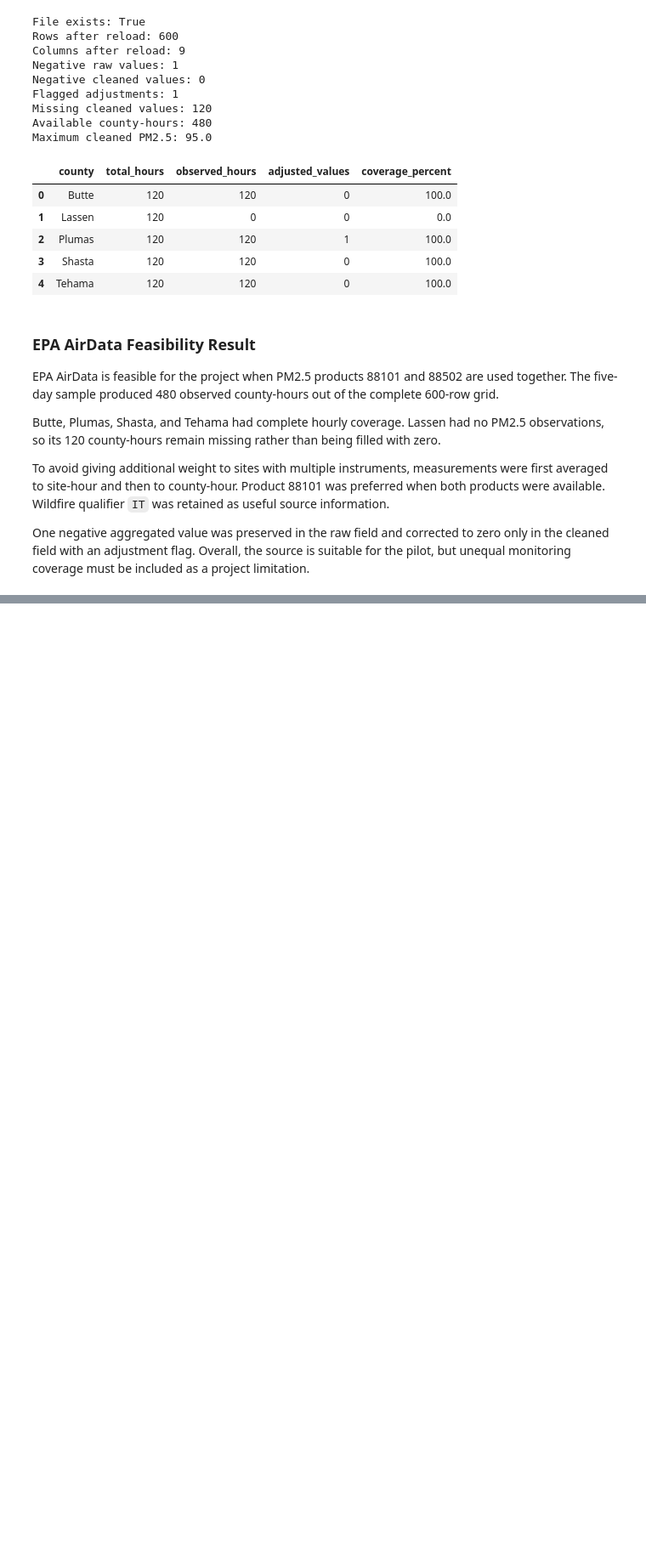
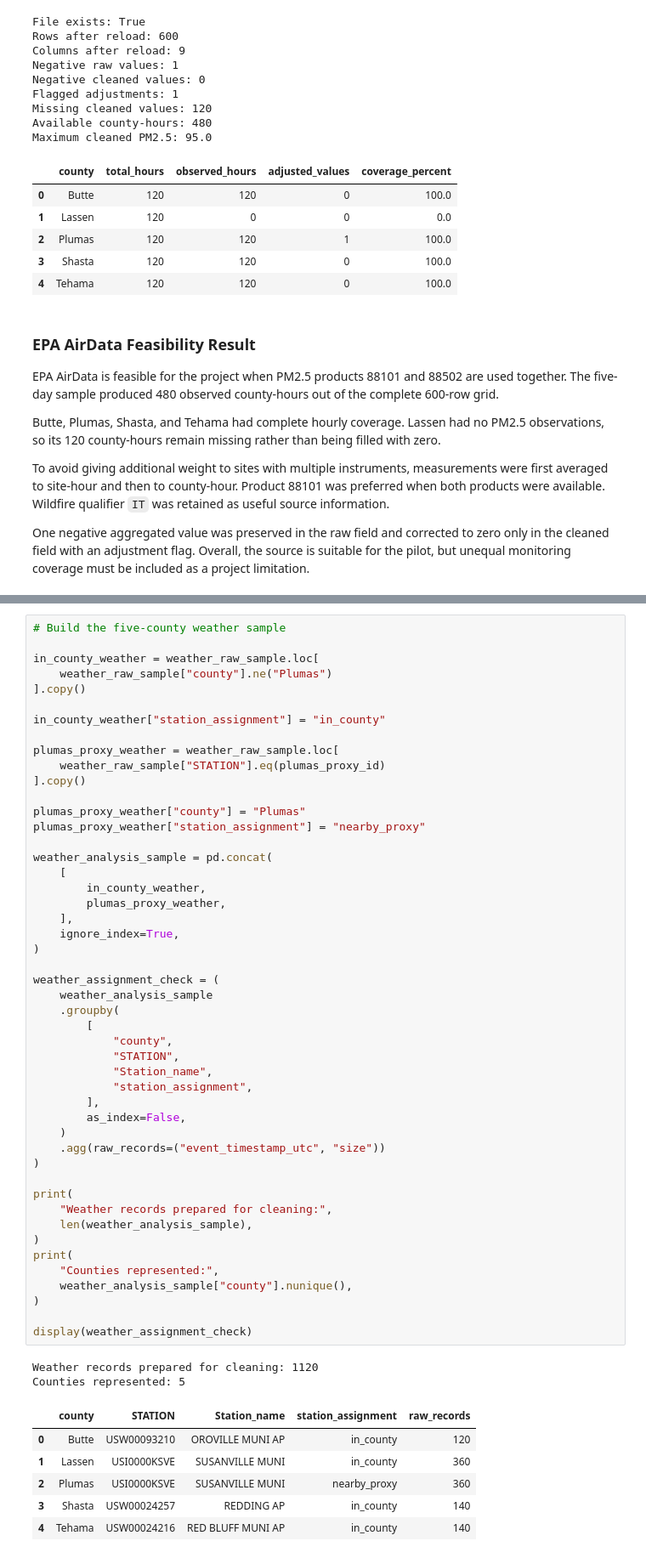
Before and after one commit to varunavy/smokewatch-replay, a Jupyter notebook: notebooks/00_data_feasibility.ipynb, the cells around one changed output, grey strips where cells are left out. Shown at 85% size. Cells and saved outputs as stored; diff of their text form; blank space fills up the shorter version.

```diff
--- a/notebooks/00_data_feasibility.ipynb
+++ b/notebooks/00_data_feasibility.ipynb
@@ -1870,0 +2514,57 @@ One negative aggregated value was preserved in the raw field and corrected to ze
+# %%
+# Build the five-county weather sample
+
+in_county_weather = weather_raw_sample.loc[
+    weather_raw_sample["county"].ne("Plumas")
+].copy()
+
+in_county_weather["station_assignment"] = "in_county"
+
+plumas_proxy_weather = weather_raw_sample.loc[
+    weather_raw_sample["STATION"].eq(plumas_proxy_id)
+].copy()
+
+plumas_proxy_weather["county"] = "Plumas"
+plumas_proxy_weather["station_assignment"] = "nearby_proxy"
+
+weather_analysis_sample = pd.concat(
+    [
+        in_county_weather,
+        plumas_proxy_weather,
+    ],
+    ignore_index=True,
+)
+
+weather_assignment_check = (
+    weather_analysis_sample
+    .groupby(
+        [
+            "county",
+            "STATION",
+            "Station_name",
+            "station_assignment",
+        ],
+        as_index=False,
+    )
+    .agg(raw_records=("event_timestamp_utc", "size"))
+)
+
+print(
+    "Weather records prepared for cleaning:",
+    len(weather_analysis_sample),
+)
+print(
+    "Counties represented:",
+    weather_analysis_sample["county"].nunique(),
+)
+
+display(weather_assignment_check)
+# %% [output]
+Weather records prepared for cleaning: 1120
+Counties represented: 5
+|  | county | STATION | Station_name | station_assignment | raw_records |
+| 0 | Butte | USW00093210 | OROVILLE MUNI AP | in_county | 120 |
+| 1 | Lassen | USI0000KSVE | SUSANVILLE MUNI | in_county | 360 |
+| 2 | Plumas | USI0000KSVE | SUSANVILLE MUNI | nearby_proxy | 360 |
+| 3 | Shasta | USW00024257 | REDDING AP | in_county | 140 |
+| 4 | Tehama | USW00024216 | RED BLUFF MUNI AP | in_county | 140 |
```
Also changed, not shown: parts of 15 cells of this notebook.
